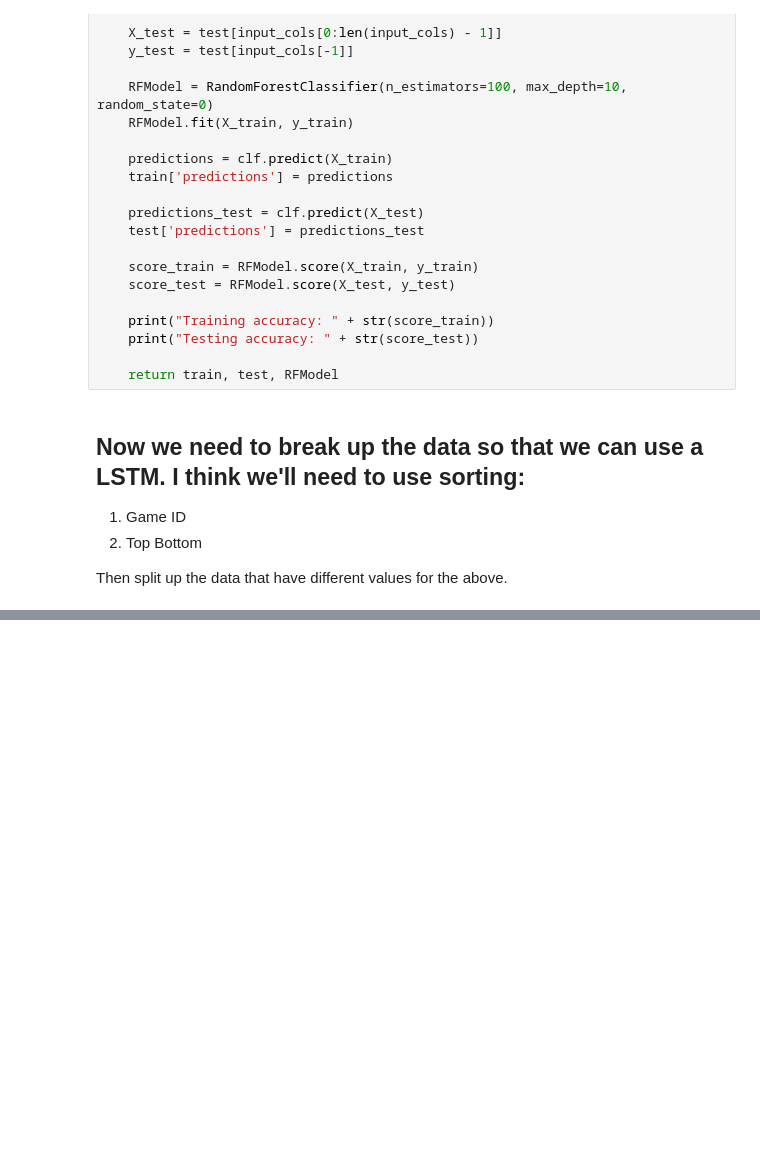
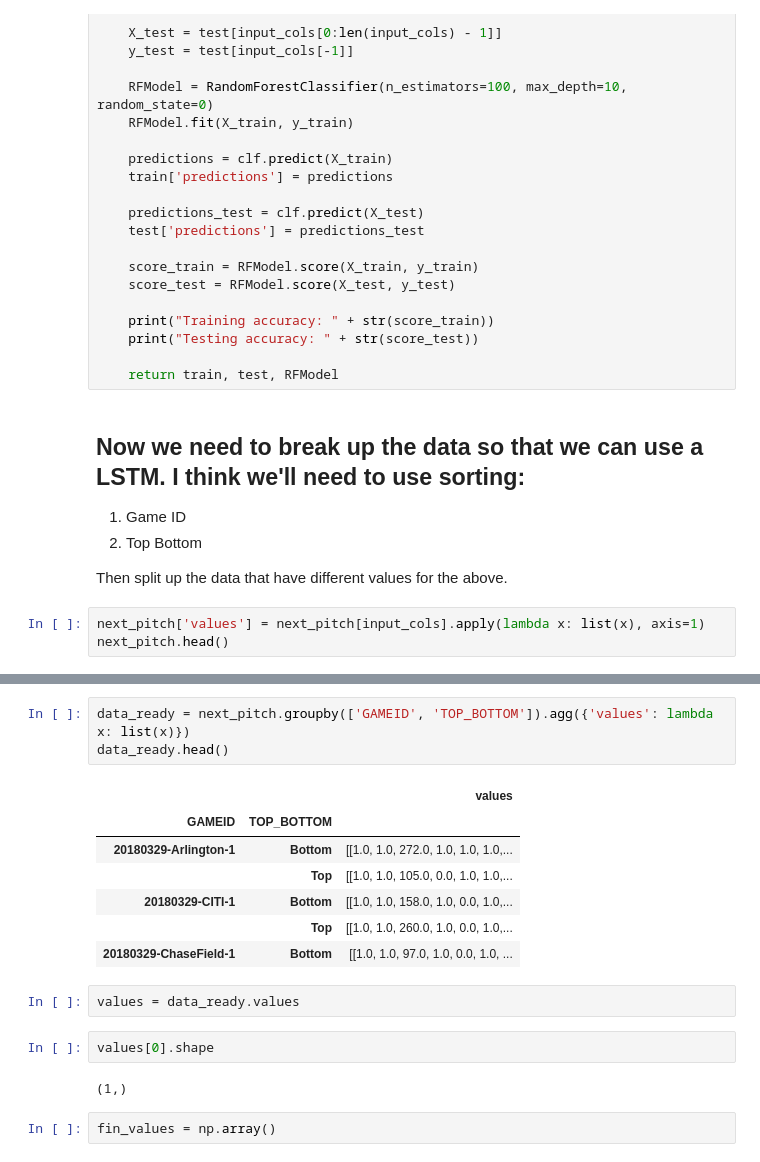
Before and after one commit to jelandes19/LSTMsAndInterpretability, a Jupyter notebook: PitchPredictor.ipynb, the cells around one changed output, grey strips where cells are left out. Saved outputs shown, nothing was run; the diff lists cells and outputs as text; blank space fills up the shorter version.

Commit message:
pitch df stuff

```diff
--- a/PitchPredictor.ipynb
+++ b/PitchPredictor.ipynb
@@ -167,3 +167,6 @@ def RandomForest(df, sample_fraction=0.7, input_cols=input_cols):
 2. Top Bottom
 
 Then split up the data that have different values for the above.
+# %%
+next_pitch['values'] = next_pitch[input_cols].apply(lambda x: list(x), axis=1)
+next_pitch.head()
@@ -169,0 +181,19 @@ Then split up the data that have different values for the above.
+# %%
+data_ready = next_pitch.groupby(['GAMEID', 'TOP_BOTTOM']).agg({'values': lambda x: list(x)})
+data_ready.head()
+# %% [output]
+|  |  | values |
+| GAMEID | TOP_BOTTOM |  |
+| 20180329-Arlington-1 | Bottom | [[1.0, 1.0, 272.0, 1.0, 1.0, 1.0,... |
+|  | Top | [[1.0, 1.0, 105.0, 0.0, 1.0, 1.0,... |
+| 20180329-CITI-1 | Bottom | [[1.0, 1.0, 158.0, 1.0, 0.0, 1.0,... |
+|  | Top | [[1.0, 1.0, 260.0, 1.0, 0.0, 1.0,... |
+| 20180329-ChaseField-1 | Bottom | [[1.0, 1.0, 97.0, 1.0, 0.0, 1.0, ... |
+# %%
+values = data_ready.values
+# %%
+values[0].shape
+# %% [output]
+(1,)
+# %%
+fin_values = np.array()
```
Also changed, not shown: parts of 3 cells of this notebook, 1 other file.
